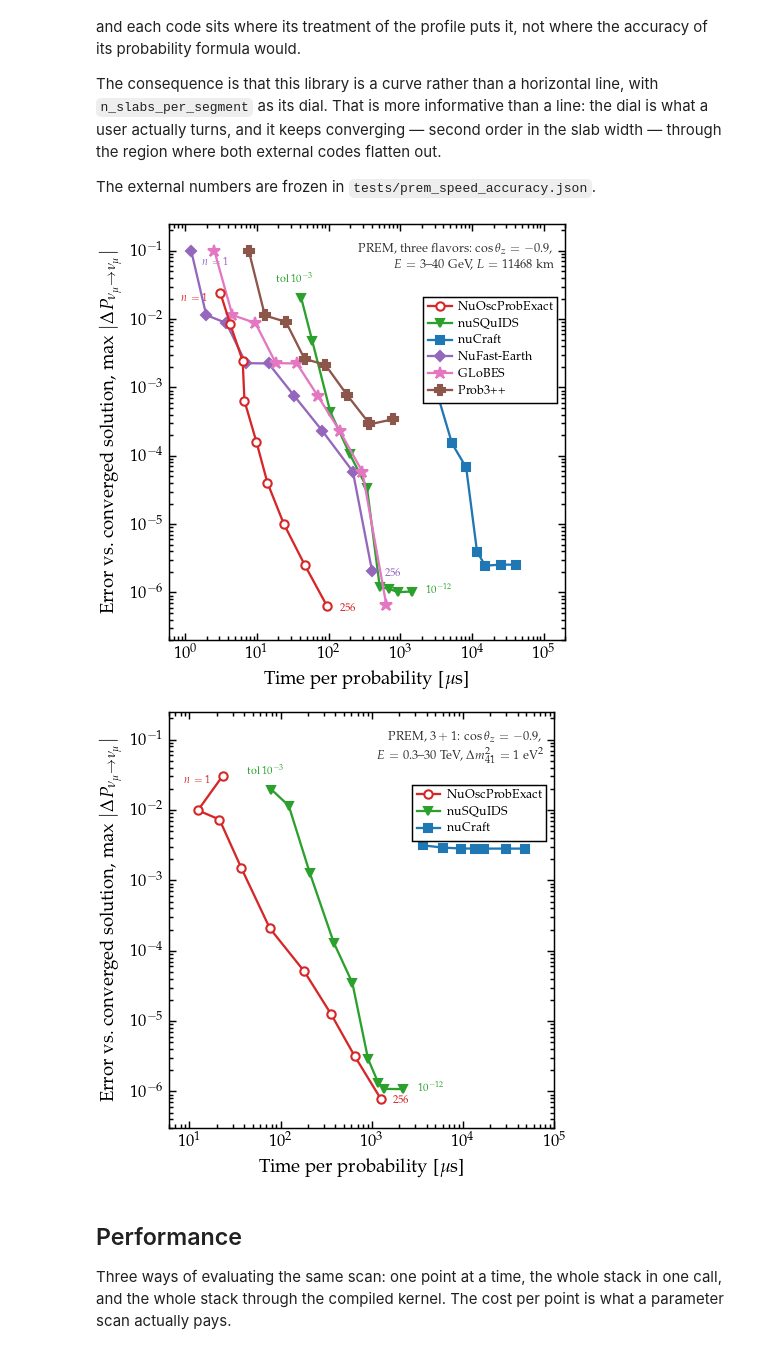
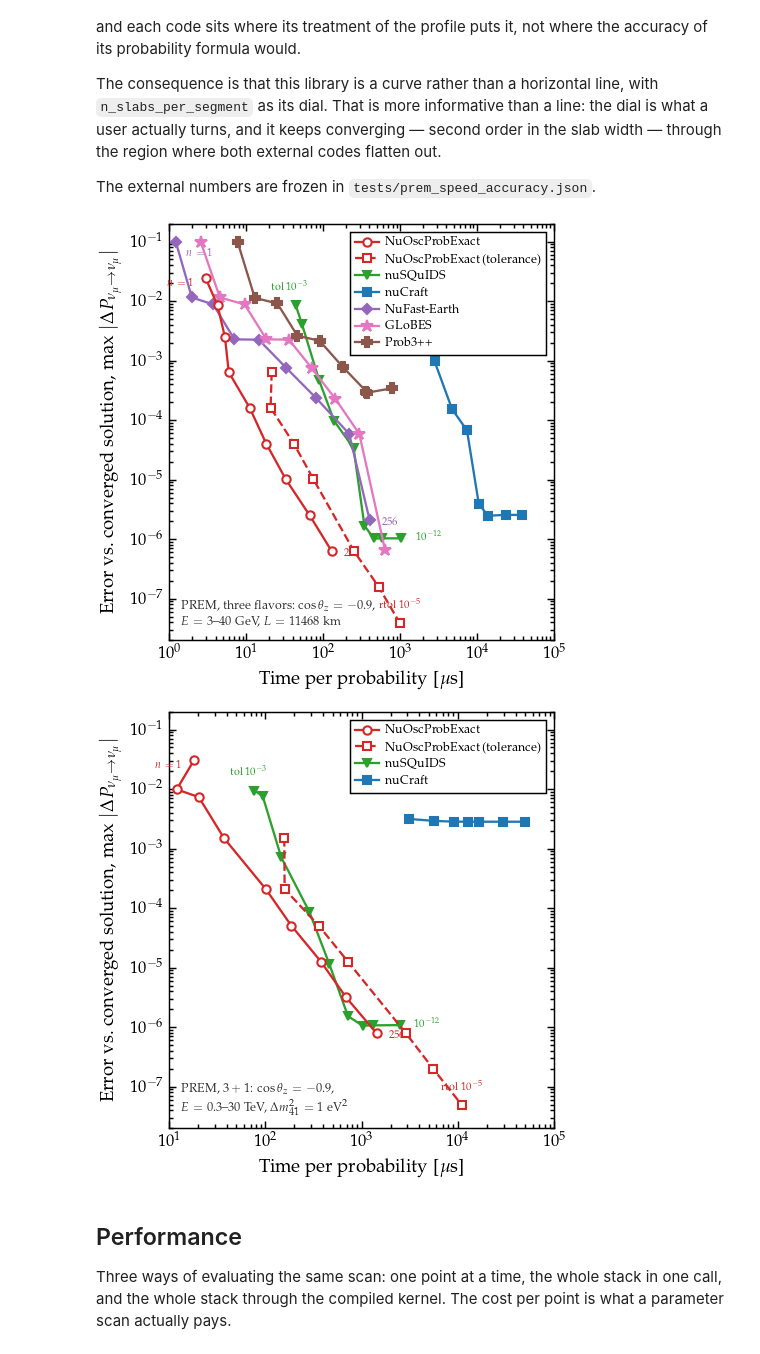
Before and after one commit to mbustama/NuOscProbExact, a Jupyter notebook: notebooks/10_paper_figures.ipynb, the cells around one changed output. Cells and saved outputs as stored; diff of their text form; code cells hidden in the pictures.

```diff
--- a/notebooks/10_paper_figures.ipynb
+++ b/notebooks/10_paper_figures.ipynb
@@ -820,6 +820,10 @@ with open(os.path.join('..', 'tests', 'prem_speed_accuracy.json')) as handle:
 # The colours and markers of the constant-density plane, so that a code
 # keeps its identity between the two figures.
 PREM_STYLE = {"NuOscProbExact": ("-o", "C3", 4.0),
+              # The same code on its other dial: rtol, which picks the slab
+              # count itself and reaches 1024 where the explicit sweep stops
+              # at 256.  Same colour, different marker and a broken line.
+              "NuOscProbExact (tolerance)": ("--s", "C3", 3.4),
               "NuOscProbExact (double-double)": ("-o", "C3", 4.0),
               "NuOscProbExact (eigensolver)": ("--^", "C1", 3.8),
               "nuSQuIDS": ("-v", "C2", 3.6),
@@ -871,8 +875,11 @@ def prem_plane(panel, annotations, subtitle, xlim, ylim, outfile,
     if dial_at is not None:
         ax.text(dial_at[0], dial_at[1], "Slabs per\nsegment", fontsize=5.2,
                 color="C0", ha="center", linespacing=1.3)
-    ax.text(0.97, 0.955, subtitle, transform=ax.transAxes, ha="right",
-            va="top", fontsize=6.0, color="0.2", linespacing=1.4)
+    # Bottom left is the one corner no curve reaches in either panel, and
+    # the legend needs the top right: with four to seven entries it was
+    # otherwise sitting on top of nuCraft.
+    ax.text(0.03, 0.03, subtitle, transform=ax.transAxes, ha="left",
+            va="bottom", fontsize=6.0, color="0.2", linespacing=1.4)
     ax.set_xlabel(r"Time per probability [$\mu$s]")
     ax.set_ylabel(r"Error vs.\ converged solution,  "
                   r"max $|\Delta P_{\nu_\mu \to \nu_\mu}|$")
@@ -885,40 +892,45 @@ def prem_plane(panel, annotations, subtitle, xlim, ylim, outfile,
     fig.savefig(os.path.join(FIGDIR, outfile))
     plt.show()
 
 
 prem_plane(
     prem["three_flavor"],
     [(("NuOscProbExact", "1"), r"$n=1$", -6, -4, "right"),
      (("NuOscProbExact", "256"), "256", 6, -2, "left"),
+     (("NuOscProbExact (tolerance)", "1e-05"), r"rtol $10^{-5}$",
+      0, 7, "center"),
      (("nuSQuIDS", "1e-03"), r"tol $10^{-3}$", -3, 7, "center"),
      (("nuSQuIDS", "1e-12"), r"$10^{-12}$", 7, -1, "left"),
      (("NuFast-Earth", "1"), r"$n=1$", 5, -7, "left"),
      (("NuFast-Earth", "256"), "256", 6, -2, "left")],
     "PREM, three flavors:  " + r"$\cos\theta_z = -0.9$," + "\n"
     r"$E = 3$--$40$ GeV,  $L = 11468$ km",
-    (6.0e-1, 2.0e5), (2.0e-7, 2.5e-1),
+    (1.0e0, 1.0e5), (2.0e-8, 2.0e-1),
     "prem_speed_accuracy.pdf", None,
-    legend_loc="upper right", legend_anchor=(0.995, 0.84))
+    legend_loc="upper right", legend_anchor=(0.995, 0.995))
 
 prem_plane(
     prem["sterile_3plus1"],
     [(("NuOscProbExact", "1"), r"$n=1$", -6, -4, "right"),
      (("NuOscProbExact", "256"), "256", 6, -2, "left"),
+     (("NuOscProbExact (tolerance)", "1e-05"), r"rtol $10^{-5}$",
+      0, 7, "center"),
      (("nuSQuIDS", "1e-03"), r"tol $10^{-3}$", -3, 7, "center"),
      (("nuSQuIDS", "1e-12"), r"$10^{-12}$", 7, -1, "left")],
     r"PREM, $3+1$:  $\cos\theta_z = -0.9$," + "\n"
     r"$E = 0.3$--$30$ TeV,  $\Delta m_{41}^2 = 1$ eV$^2$",
-    (6.0e0, 1.0e5), (3.0e-7, 2.5e-1),
+    (1.0e1, 1.0e5), (2.0e-8, 2.0e-1),
     "prem_speed_accuracy_3plus1.pdf", None,
-    legend_loc="upper right", legend_anchor=(0.995, 0.84),
+    legend_loc="upper right", legend_anchor=(0.995, 0.995),
     # Both root strategies are frozen in the data; only the default is
     # drawn, because the two agree to the last bit and their curves lie on
     # top of one another.
-    only={"NuOscProbExact (double-double)", "nuSQuIDS", "nuCraft"},
+    only={"NuOscProbExact (double-double)", "NuOscProbExact (tolerance)",
+          "nuSQuIDS", "nuCraft"},
     relabel={"NuOscProbExact (double-double)": "NuOscProbExact"})
 # %% [output]
-[figure, old version]
+[figure, new version]
-[figure, old version]
+[figure, new version]
 # %% [markdown]
 ## Performance
 
```
Also changed, not shown: parts of 1 cell of this notebook, 4 other files.
